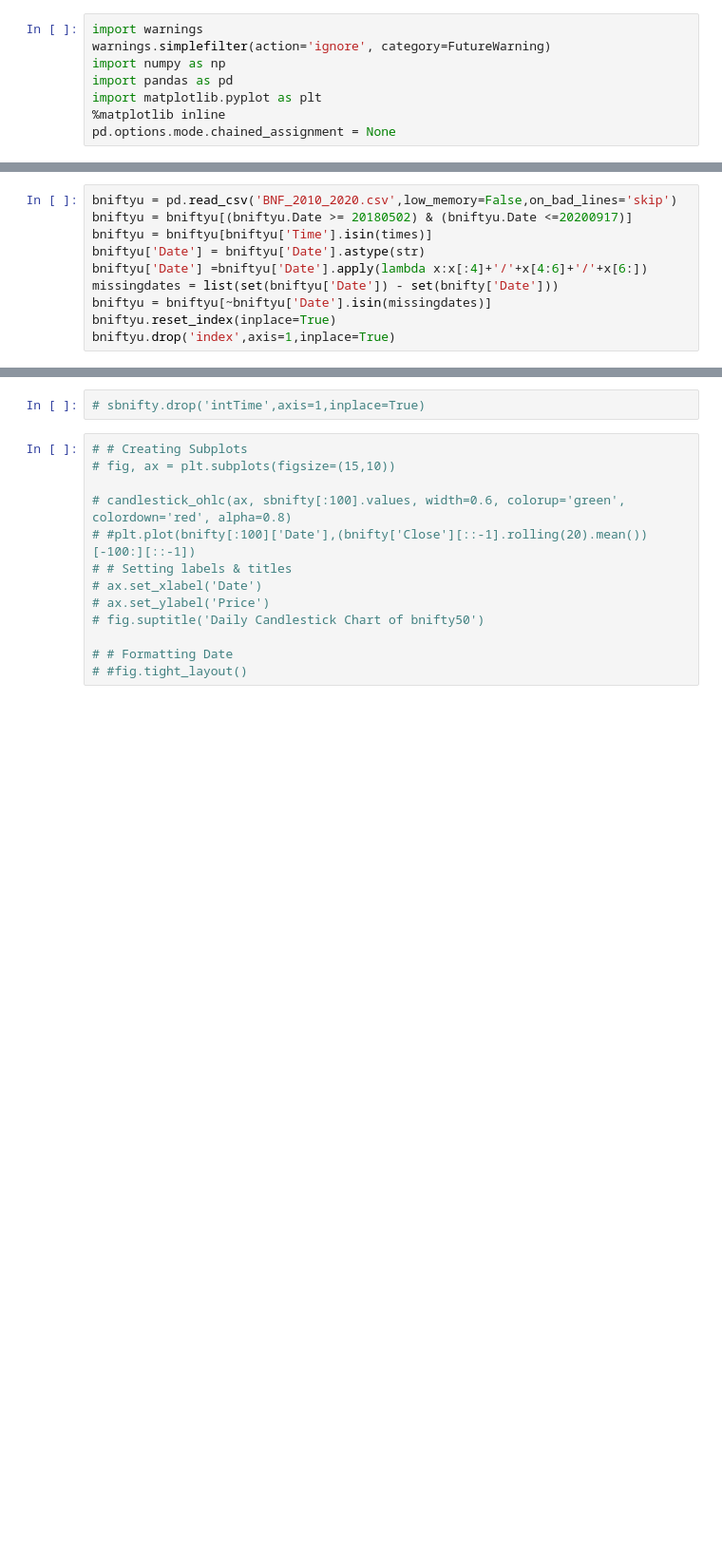
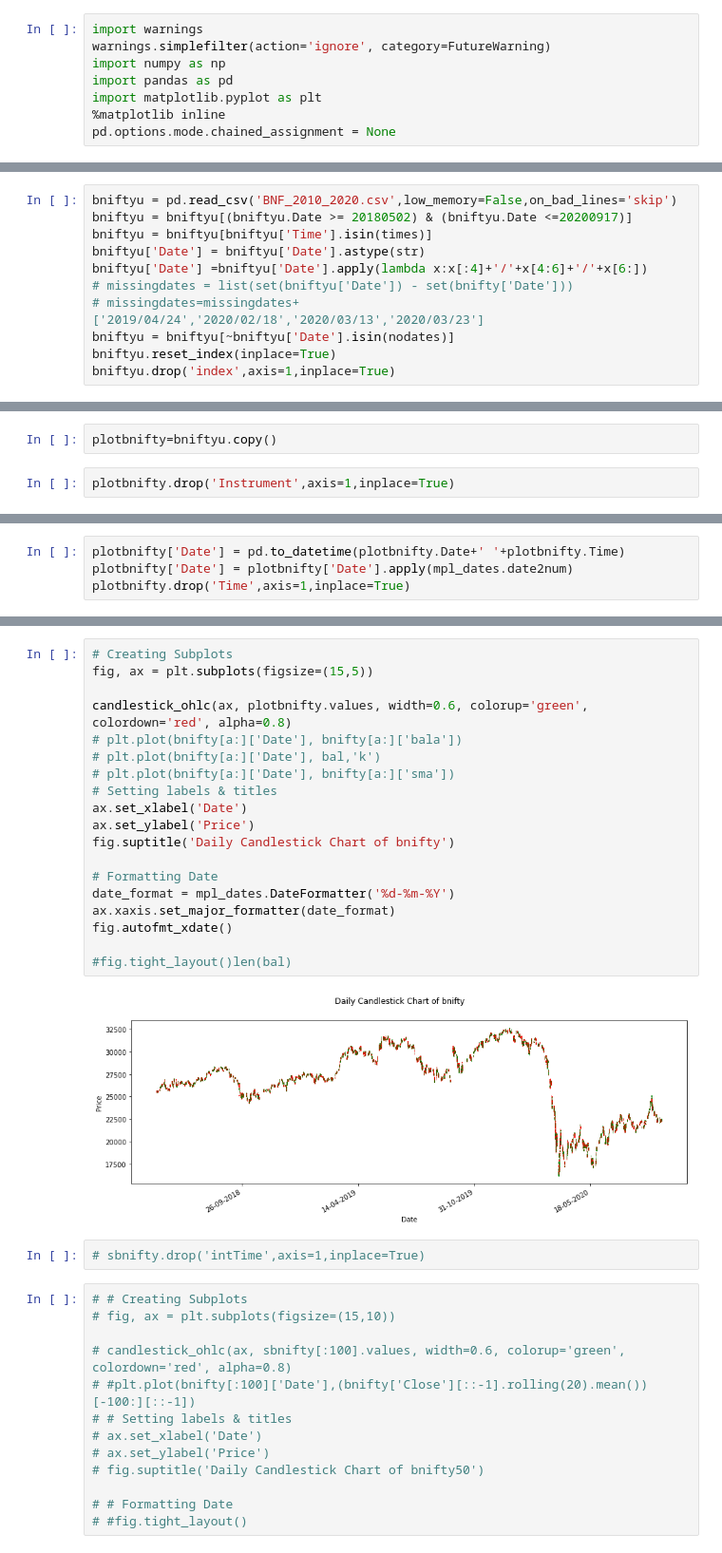
Before and after one commit to ProtoRao/trading, a Jupyter notebook: Base Code 20220717.ipynb, the cells around one changed output, grey strips where cells are left out. Shown at 95% size. Cells and saved outputs as stored; diff of their text form; blank space fills up the shorter version.

Commit message:
Graph added

```diff
--- a/Base Code 20220717.ipynb
+++ b/Base Code 20220717.ipynb
@@ -42,7 +69,8 @@ bniftyu = bniftyu[(bniftyu.Date >= 20180502) & (bniftyu.Date <=20200917)]
 bniftyu = bniftyu[bniftyu['Time'].isin(times)]
 bniftyu['Date'] = bniftyu['Date'].astype(str)
 bniftyu['Date'] =bniftyu['Date'].apply(lambda x:x[:4]+'/'+x[4:6]+'/'+x[6:])
-missingdates = list(set(bniftyu['Date']) - set(bnifty['Date']))
-bniftyu = bniftyu[~bniftyu['Date'].isin(missingdates)]
+# missingdates = list(set(bniftyu['Date']) - set(bnifty['Date']))
+# missingdates=missingdates+['2019/04/24','2020/02/18','2020/03/13','2020/03/23']
+bniftyu = bniftyu[~bniftyu['Date'].isin(nodates)]
 bniftyu.reset_index(inplace=True)
 bniftyu.drop('index',axis=1,inplace=True)
@@ -127,0 +148,4 @@ for i,j in bnifty['Date'].unique(),range(579):
+# %%
+plotbnifty=bniftyu.copy()
+# %%
+plotbnifty.drop('Instrument',axis=1,inplace=True)
@@ -127,0 +168,4 @@ for i,j in bnifty['Date'].unique(),range(579):
+# %%
+plotbnifty['Date'] = pd.to_datetime(plotbnifty.Date+' '+plotbnifty.Time)
+plotbnifty['Date'] = plotbnifty['Date'].apply(mpl_dates.date2num)
+plotbnifty.drop('Time',axis=1,inplace=True)
@@ -128,3 +188,24 @@ for i,j in bnifty['Date'].unique(),range(579):
+# %%
+# Creating Subplots
+fig, ax = plt.subplots(figsize=(15,5))
+
+candlestick_ohlc(ax, plotbnifty.values, width=0.6, colorup='green', colordown='red', alpha=0.8)
+# plt.plot(bnifty[a:]['Date'], bnifty[a:]['bala'])
+# plt.plot(bnifty[a:]['Date'], bal,'k')
+# plt.plot(bnifty[a:]['Date'], bnifty[a:]['sma'])
+# Setting labels & titles
+ax.set_xlabel('Date')
+ax.set_ylabel('Price')
+fig.suptitle('Daily Candlestick Chart of bnifty')
+
+# Formatting Date
+date_format = mpl_dates.DateFormatter('%d-%m-%Y')
+ax.xaxis.set_major_formatter(date_format)
+fig.autofmt_xdate()
+
+#fig.tight_layout()len(bal)
+# %% [output]
+[figure, added]
 # %%
 # sbnifty.drop('intTime',axis=1,inplace=True)
 # %%
```
Also changed, not shown: parts of 22 cells of this notebook, 1 other file.
